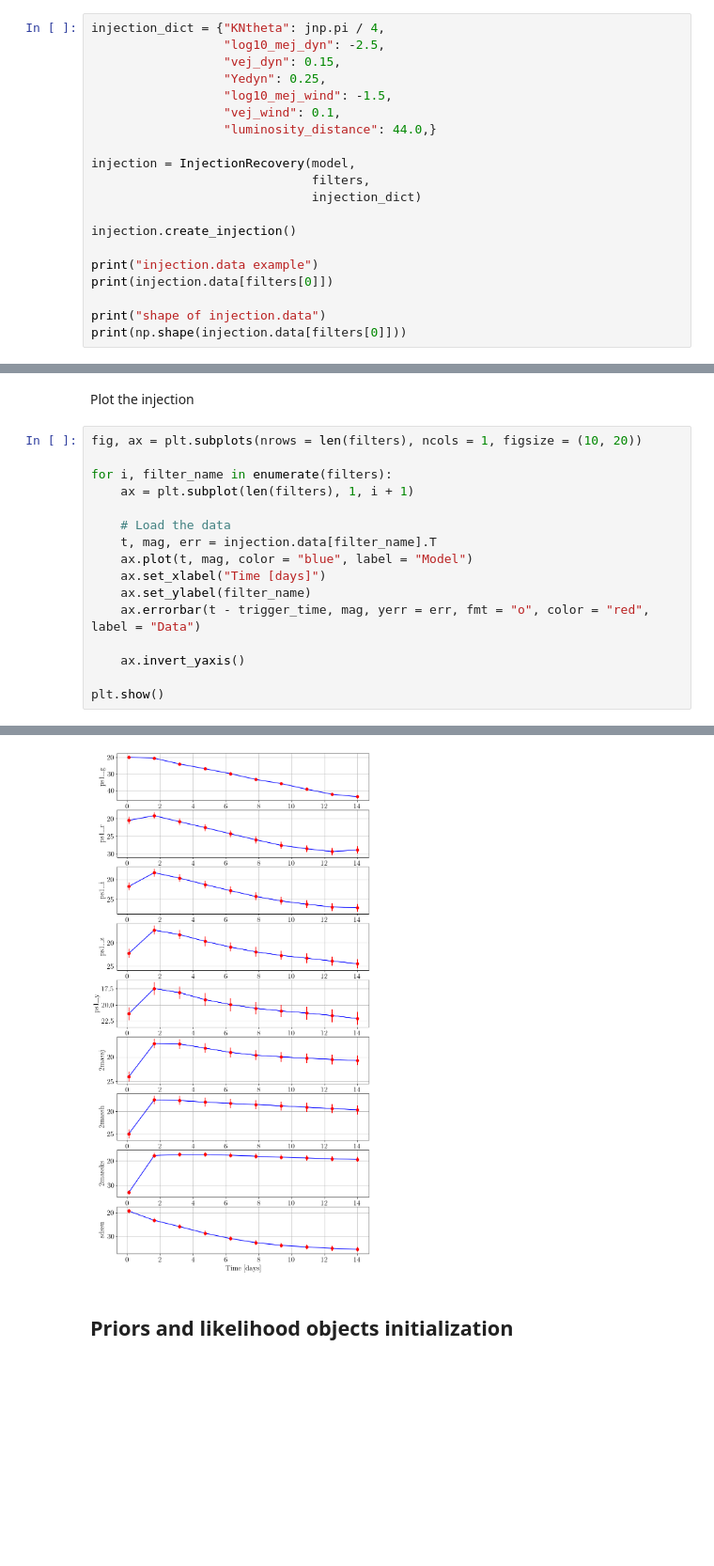
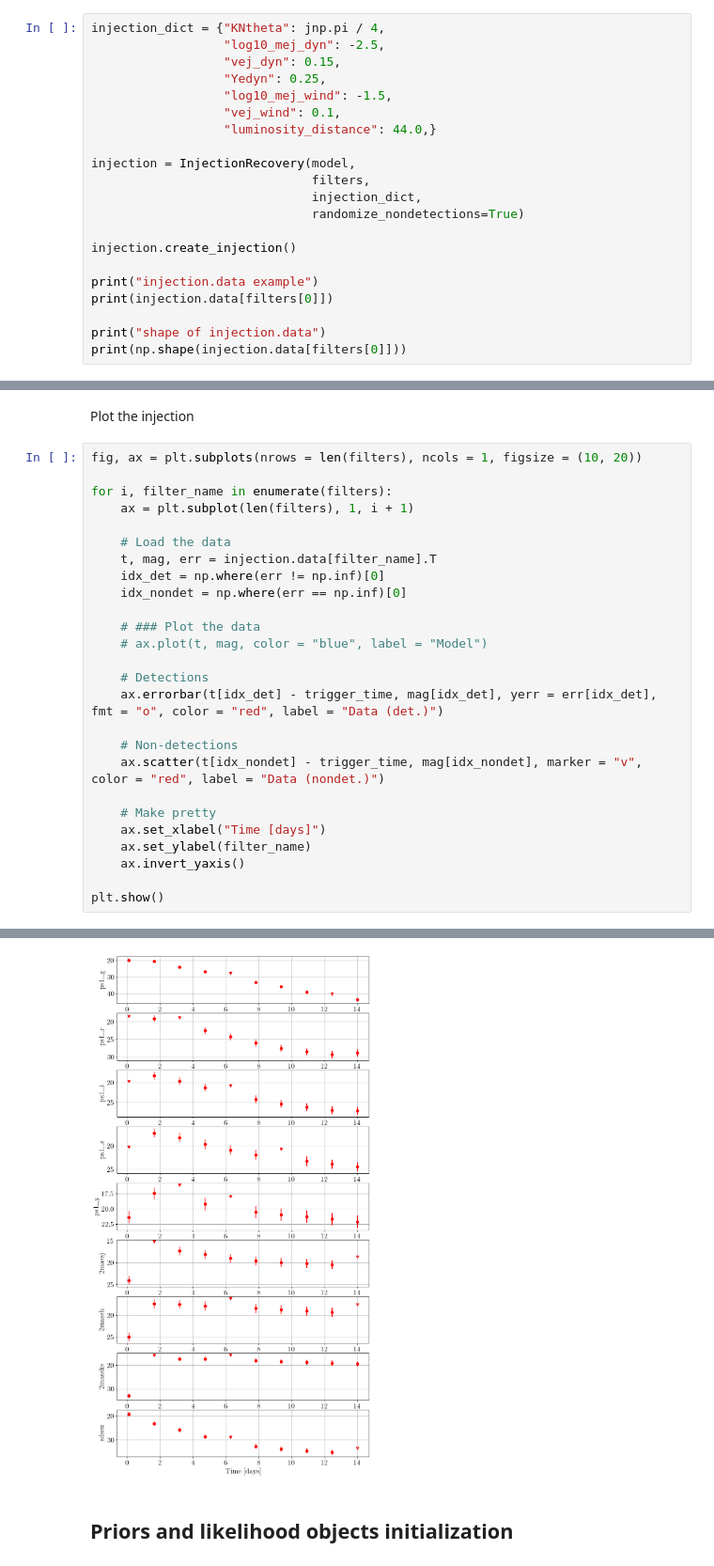
Before and after one commit to ThibeauWouters/fiesta, a Jupyter notebook: examples/likelihood.ipynb, the cells around one changed output, grey strips where cells are left out. Shown at 94% size. Drawn from its saved outputs; the diff is of its cells as text; blank space fills up the shorter version.

```diff
--- a/examples/likelihood.ipynb
+++ b/examples/likelihood.ipynb
@@ -66,7 +66,8 @@ injection_dict = {"KNtheta": jnp.pi / 4,
 
 injection = InjectionRecovery(model,
                               filters,
-                              injection_dict)
+                              injection_dict,
+                              randomize_nondetections=True)
 
 injection.create_injection()
 
@@ -99,11 +100,21 @@ for i, filter_name in enumerate(filters):
 
     # Load the data
     t, mag, err = injection.data[filter_name].T
-    ax.plot(t, mag, color = "blue", label = "Model")
+    idx_det = np.where(err != np.inf)[0]
+    idx_nondet = np.where(err == np.inf)[0]
+
+    # ### Plot the data
+    # ax.plot(t, mag, color = "blue", label = "Model")
+
+    # Detections
+    ax.errorbar(t[idx_det] - trigger_time, mag[idx_det], yerr = err[idx_det], fmt = "o", color = "red", label = "Data (det.)")
+
+    # Non-detections
+    ax.scatter(t[idx_nondet] - trigger_time, mag[idx_nondet], marker = "v", color = "red", label = "Data (nondet.)")
+
+    # Make pretty
     ax.set_xlabel("Time [days]")
     ax.set_ylabel(filter_name)
-    ax.errorbar(t - trigger_time, mag, yerr = err, fmt = "o", color = "red", label = "Data")
-
     ax.invert_yaxis()
 
 plt.show()
@@ -111,4 +139,4 @@ plt.show()
-[figure, old version]
+[figure, new version]
 # %% [markdown]
 ## Priors and likelihood objects initialization
 # %%
```
Also changed, not shown: parts of 6 cells of this notebook, 4 other files.
